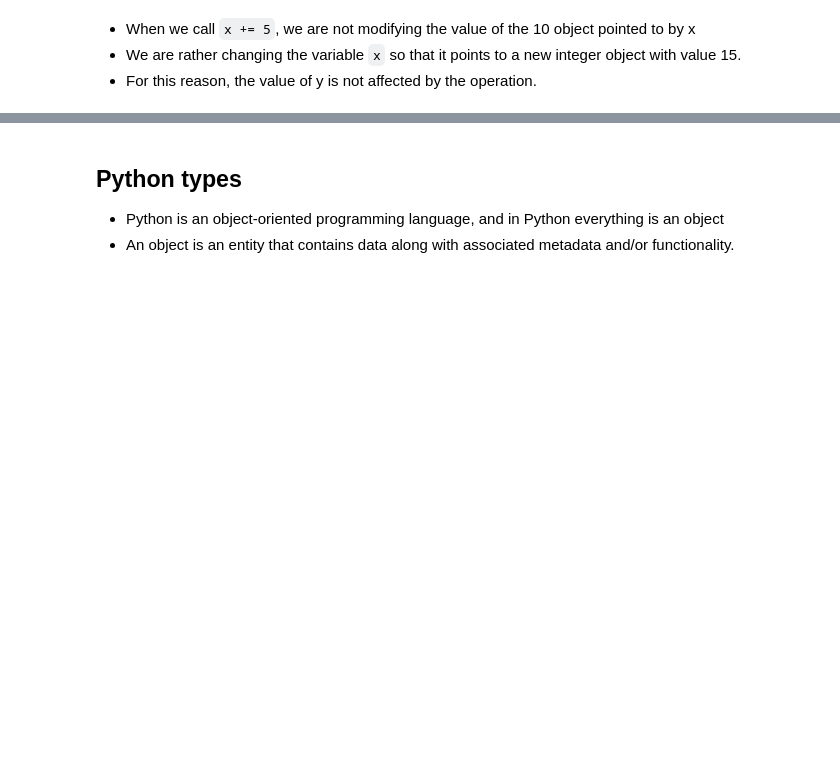
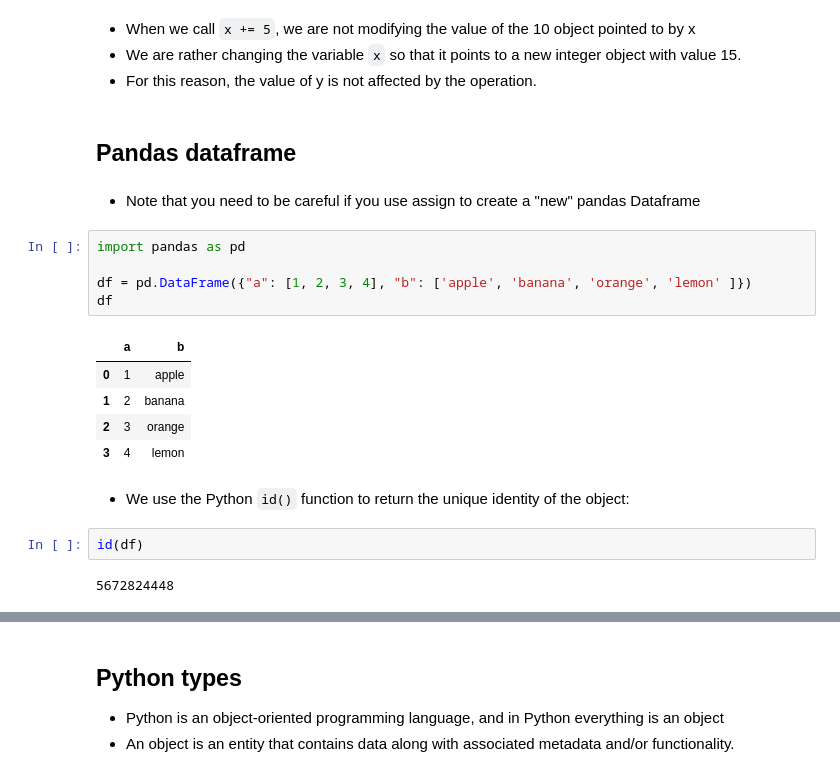
Before and after one commit to kirenz/python-basics, a Jupyter notebook: docs/semantics.ipynb, the cells around one changed output, grey strips where cells are left out. Cells and saved outputs as stored; diff of their text form; blank space fills up the shorter version.

```diff
--- a/docs/semantics.ipynb
+++ b/docs/semantics.ipynb
@@ -114,3 +114,24 @@ y = 10
 - When we call `x += 5`, we are not modifying the value of the 10 object pointed to by x
 - We are rather changing the variable `x` so that it points to a new integer object with value 15.
 - For this reason, the value of y is not affected by the operation.
+# %% [markdown]
+## Pandas dataframe
+# %% [markdown]
+- Note that you need to be careful if you use assign to create a "new" pandas Dataframe
+# %%
+import pandas as pd
+
+df = pd.DataFrame({"a": [1, 2, 3, 4], "b": ['apple', 'banana', 'orange', 'lemon' ]})
+df
+# %% [output]
+|  | a | b |
+| 0 | 1 | apple |
+| 1 | 2 | banana |
+| 2 | 3 | orange |
+| 3 | 4 | lemon |
+# %% [markdown]
+- We use the Python `id()` function to return the unique identity of the object:
+# %%
+id(df)
+# %% [output]
+5672824448
```
Also changed, not shown: parts of 11 cells of this notebook.
